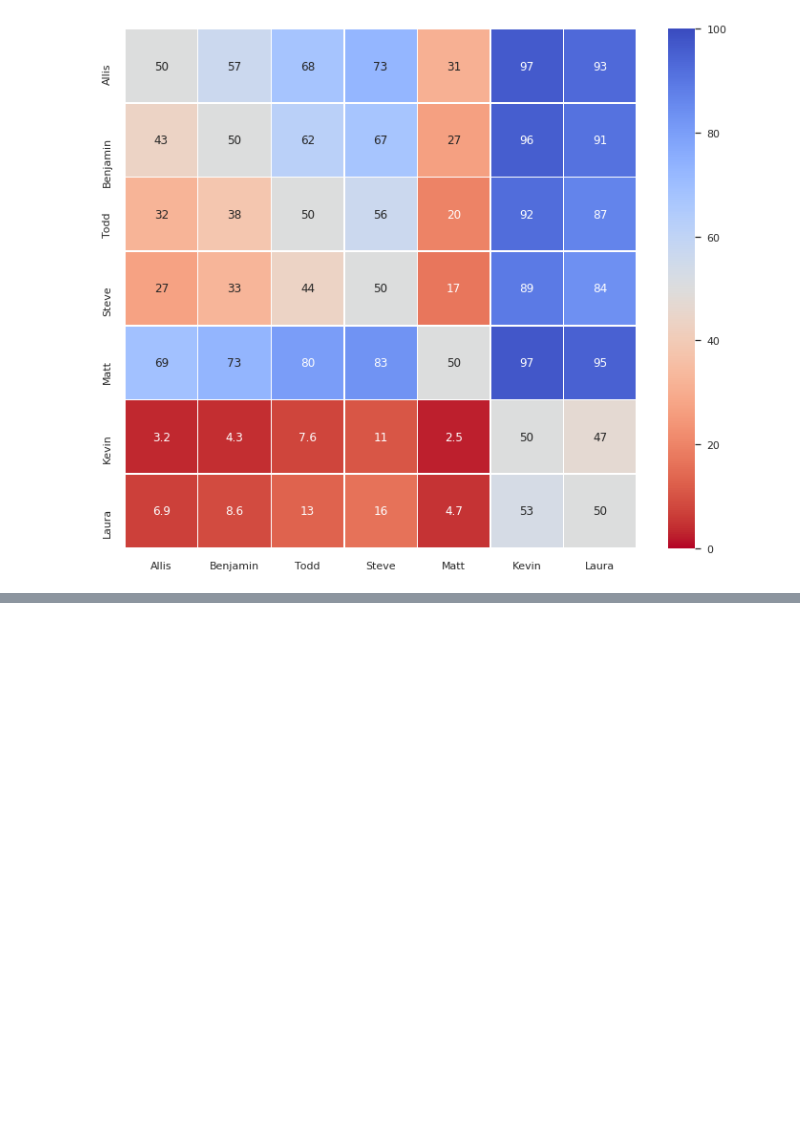
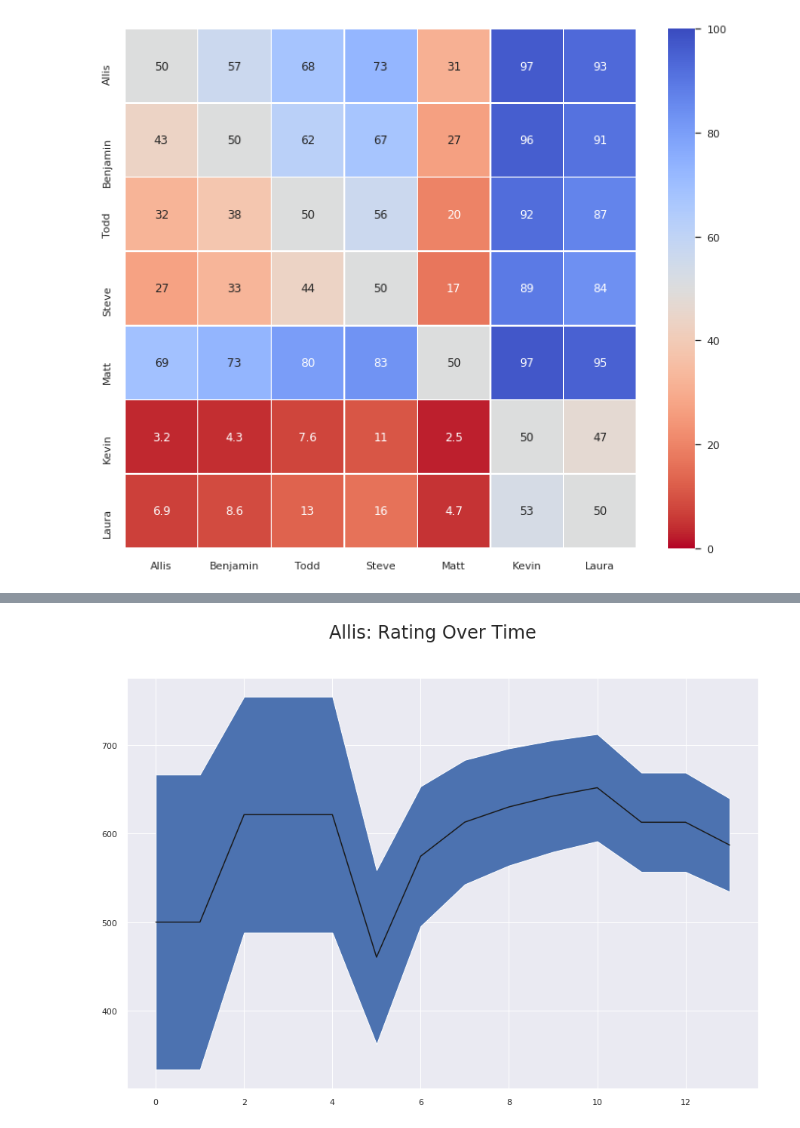
Before and after one commit to ThePlaidMentat/warrank, a Jupyter notebook: RedRankTrueSkill.ipynb, the cells around one changed output, grey strips where cells are left out. Cells and saved outputs as stored; diff of their text form; code cells hidden in the pictures; blank space fills up the shorter version.

Commit message:
Add player rating plots

```diff
--- a/RedRankTrueSkill.ipynb
+++ b/RedRankTrueSkill.ipynb
@@ -155,3 +155,9 @@ sns.heatmap(wp_df, vmin=0, vmax=100, annot=True, linewidths=0.5, cmap='coolwarm_
 # %% [output]
 <matplotlib.axes._subplots.AxesSubplot at 0x...>
 [figure]
+# %%
+allis = [r['Allis'] for _, _, r in postgame_ratings]
+benjamin = [r['Benjamin'] for _, _, r in postgame_ratings]
+todd = [r['Todd'] for _, _, r in postgame_ratings]
+steve = [r['Steve'] for _, _, r in postgame_ratings]
+x = range(0, len(allis))
@@ -157,0 +232,10 @@ sns.heatmap(wp_df, vmin=0, vmax=100, annot=True, linewidths=0.5, cmap='coolwarm_
+# %%
+def plot_player(name, p):
+    f = plt.figure(figsize=(15,10))
+    f.suptitle('{}: Rating Over Time'.format(name), fontsize=24)
+    plt.plot(x, [r.mu for r in p], 'k-', label='Hi')
+    plt.fill_between(x, [r.mu - r.sigma for r in p], [r.mu + r.sigma for r in p])
+# %%
+plot_player('Allis', allis)
+# %% [output]
+[figure, added]
```
Also changed, not shown: parts of 7 cells of this notebook.
